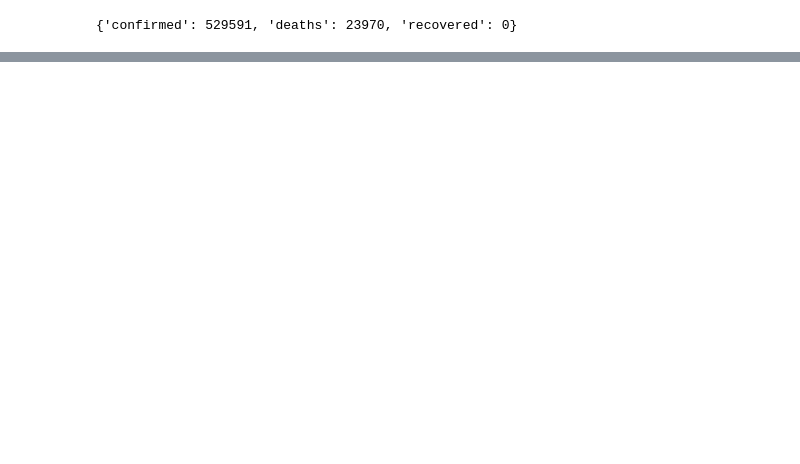
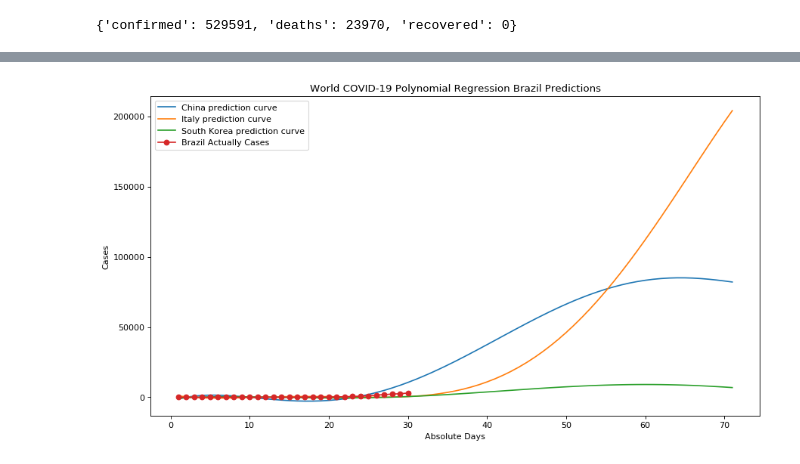
Before and after one commit to bkawakami/DataScienceCoronavirus2020, a Jupyter notebook: covid19_study.ipynb, the cells around one changed output, grey strips where cells are left out. Saved outputs shown, nothing was run; the diff lists cells and outputs as text; code cells hidden in the pictures; blank space fills up the shorter version.

```diff
--- a/covid19_study.ipynb
+++ b/covid19_study.ipynb
@@ -323,0 +320,21 @@ array([ 2.76129066e+03, -1.95624497e+02, -1.76149878e+03, -2.33624140e+03,
+# %%
+brazil_data_prediction = dfNormDaysBrazil.drop(["Cases","Date","Recovered","Deaths","Contagious"], axis=1).values.reshape(-1, 1)
+polynomial_features= PolynomialFeatures(degree=5, include_bias=False)
+X_poly_predict = polynomial_features.fit_transform(brazil_data_prediction)
+
+brazil_predict_china = poly_reg_china.predict(X_poly_predict)
+brazil_predict_italy = poly_reg_italy.predict(X_poly_predict)
+brazil_predict_south_korea = poly_reg_south_korea.predict(X_poly_predict)
+
+plt.figure(num=None, figsize=(13, 7), dpi=80, facecolor='w', edgecolor='k')
+plt.plot(brazil_data_prediction, brazil_predict_china, label="China prediction curve")
+plt.plot(brazil_data_prediction, brazil_predict_italy, label="Italy prediction curve")
+plt.plot(brazil_data_prediction, brazil_predict_south_korea, label="South Korea prediction curve")
+plt.plot(dfNormDaysBrazil.Day, dfNormDaysBrazil.Cases, '-o', label="Brazil Actually Cases")
+plt.title("World COVID-19 Polynomial Regression Brazil Predictions")
+plt.xlabel("Absolute Days")
+plt.ylabel("Cases")
+plt.legend(loc="upper left")
+plt.show()
+# %% [output]
+[figure, added]
```
Also changed, not shown: parts of 9 cells of this notebook.
